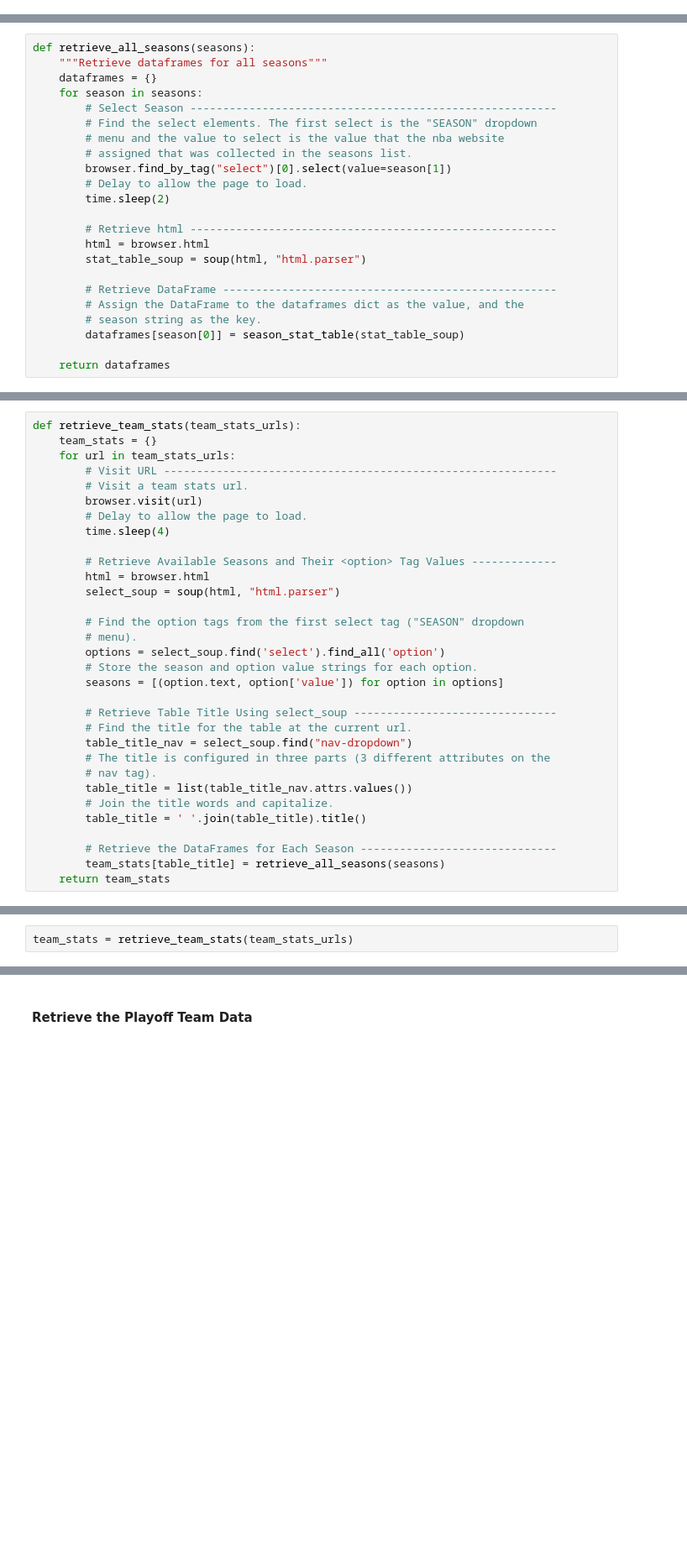
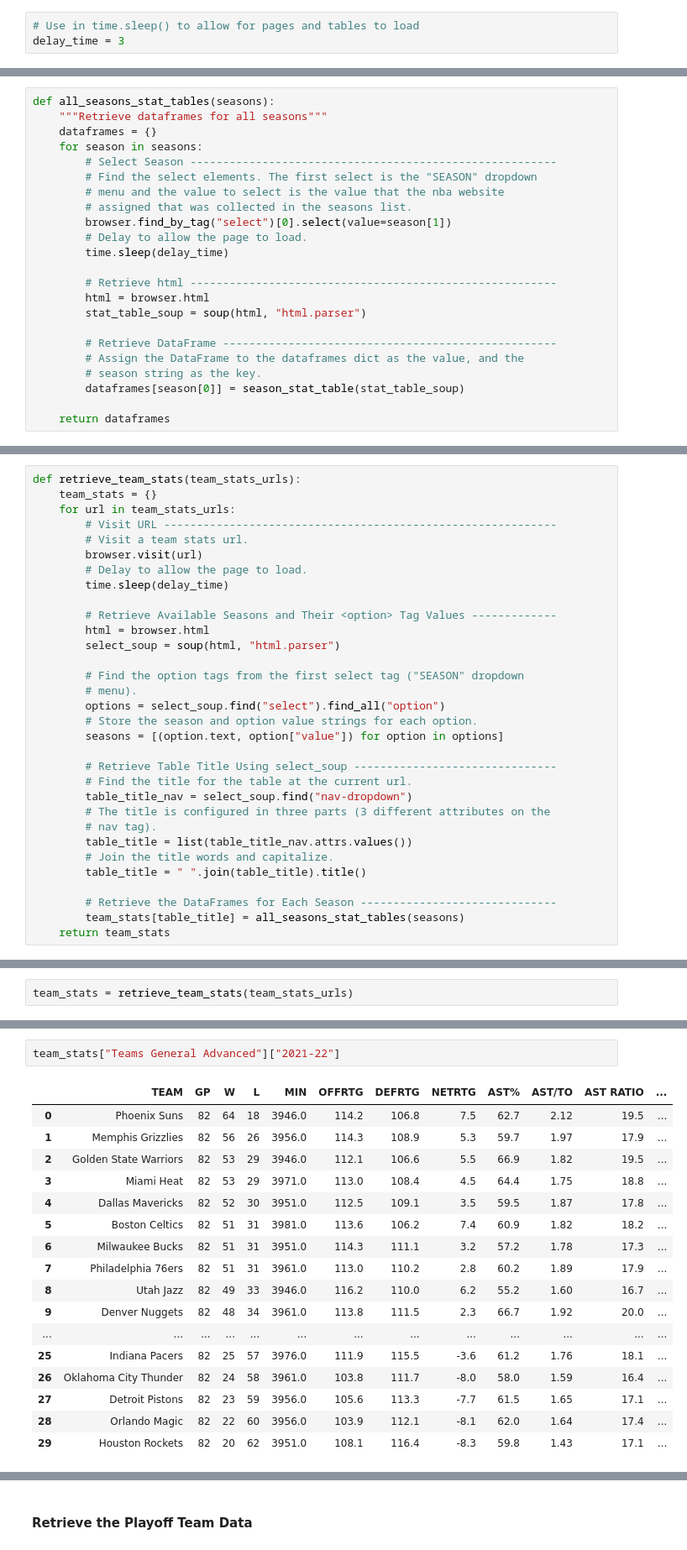
Before and after one commit to pascalegeday/NBA_Prediction_Analysis, a Jupyter notebook: nba_stats_scraper.ipynb, the cells around one changed output, grey strips where cells are left out. Shown at 84% size. Cells and saved outputs as stored; diff of their text form; blank space fills up the shorter version.

```diff
--- a/nba_stats_scraper.ipynb
+++ b/nba_stats_scraper.ipynb
@@ -19 +29,4 @@ browser = Browser("chrome", **executable_path, headless=False)
+# %%
+# Use in time.sleep() to allow for pages and tables to load
+delay_time = 3
 # %% [markdown]
@@ -108,5 +173,5 @@ def season_stat_table(stat_table_soup):
 # %%
-def retrieve_all_seasons(seasons):
+def all_seasons_stat_tables(seasons):
     """Retrieve dataframes for all seasons"""
     dataframes = {}
     for season in seasons:
@@ -116,7 +181,7 @@ def retrieve_all_seasons(seasons):
         # assigned that was collected in the seasons list.
         browser.find_by_tag("select")[0].select(value=season[1])
         # Delay to allow the page to load.
-        time.sleep(2)
+        time.sleep(delay_time)
 
         # Retrieve html --------------------------------------------------------
         html = browser.html
@@ -138,7 +203,7 @@ def retrieve_team_stats(team_stats_urls):
         # Visit a team stats url.
         browser.visit(url)
         # Delay to allow the page to load.
-        time.sleep(4)
+        time.sleep(delay_time)
 
         # Retrieve Available Seasons and Their <option> Tag Values -------------
         html = browser.html
@@ -146,9 +211,9 @@ def retrieve_team_stats(team_stats_urls):
 
         # Find the option tags from the first select tag ("SEASON" dropdown
         # menu).
-        options = select_soup.find('select').find_all('option')
+        options = select_soup.find("select").find_all("option")
         # Store the season and option value strings for each option.
-        seasons = [(option.text, option['value']) for option in options]
+        seasons = [(option.text, option["value"]) for option in options]
 
         # Retrieve Table Title Using select_soup -------------------------------
         # Find the title for the table at the current url.
@@ -157,9 +222,9 @@ def retrieve_team_stats(team_stats_urls):
         # nav tag).
         table_title = list(table_title_nav.attrs.values())
         # Join the title words and capitalize.
-        table_title = ' '.join(table_title).title()
+        table_title = " ".join(table_title).title()
 
         # Retrieve the DataFrames for Each Season ------------------------------
-        team_stats[table_title] = retrieve_all_seasons(seasons)
+        team_stats[table_title] = all_seasons_stat_tables(seasons)
     return team_stats
 # %% [markdown]
@@ -225,0 +238,20 @@ def retrieve_all_playoff_seasons(seasons):
+# %%
+team_stats["Teams General Advanced"]["2021-22"]
+# %% [output]
+|  | TEAM | GP | W | L | MIN | OFFRTG | DEFRTG | NETRTG | AST% | AST/TO | AST RATIO | ... |
+| 0 | Phoenix Suns | 82 | 64 | 18 | 3946.0 | 114.2 | 106.8 | 7.5 | 62.7 | 2.12 | 19.5 | ... |
+| 1 | Memphis Grizzlies | 82 | 56 | 26 | 3956.0 | 114.3 | 108.9 | 5.3 | 59.7 | 1.97 | 17.9 | ... |
+| 2 | Golden State Warriors | 82 | 53 | 29 | 3946.0 | 112.1 | 106.6 | 5.5 | 66.9 | 1.82 | 19.5 | ... |
+| 3 | Miami Heat | 82 | 53 | 29 | 3971.0 | 113.0 | 108.4 | 4.5 | 64.4 | 1.75 | 18.8 | ... |
+| 4 | Dallas Mavericks | 82 | 52 | 30 | 3951.0 | 112.5 | 109.1 | 3.5 | 59.5 | 1.87 | 17.8 | ... |
+| 5 | Boston Celtics | 82 | 51 | 31 | 3981.0 | 113.6 | 106.2 | 7.4 | 60.9 | 1.82 | 18.2 | ... |
+| 6 | Milwaukee Bucks | 82 | 51 | 31 | 3951.0 | 114.3 | 111.1 | 3.2 | 57.2 | 1.78 | 17.3 | ... |
+| 7 | Philadelphia 76ers | 82 | 51 | 31 | 3961.0 | 113.0 | 110.2 | 2.8 | 60.2 | 1.89 | 17.9 | ... |
+| 8 | Utah Jazz | 82 | 49 | 33 | 3946.0 | 116.2 | 110.0 | 6.2 | 55.2 | 1.60 | 16.7 | ... |
+| 9 | Denver Nuggets | 82 | 48 | 34 | 3961.0 | 113.8 | 111.5 | 2.3 | 66.7 | 1.92 | 20.0 | ... |
+| ... | ... | ... | ... | ... | ... | ... | ... | ... | ... | ... | ... | ... |
+| 25 | Indiana Pacers | 82 | 25 | 57 | 3976.0 | 111.9 | 115.5 | -3.6 | 61.2 | 1.76 | 18.1 | ... |
+| 26 | Oklahoma City Thunder | 82 | 24 | 58 | 3961.0 | 103.8 | 111.7 | -8.0 | 58.0 | 1.59 | 16.4 | ... |
+| 27 | Detroit Pistons | 82 | 23 | 59 | 3956.0 | 105.6 | 113.3 | -7.7 | 61.5 | 1.65 | 17.1 | ... |
+| 28 | Orlando Magic | 82 | 22 | 60 | 3956.0 | 103.9 | 112.1 | -8.1 | 62.0 | 1.64 | 17.4 | ... |
+| 29 | Houston Rockets | 82 | 20 | 62 | 3951.0 | 108.1 | 116.4 | -8.3 | 59.8 | 1.43 | 17.1 | ... |
```
Also changed, not shown: parts of 45 cells of this notebook.
